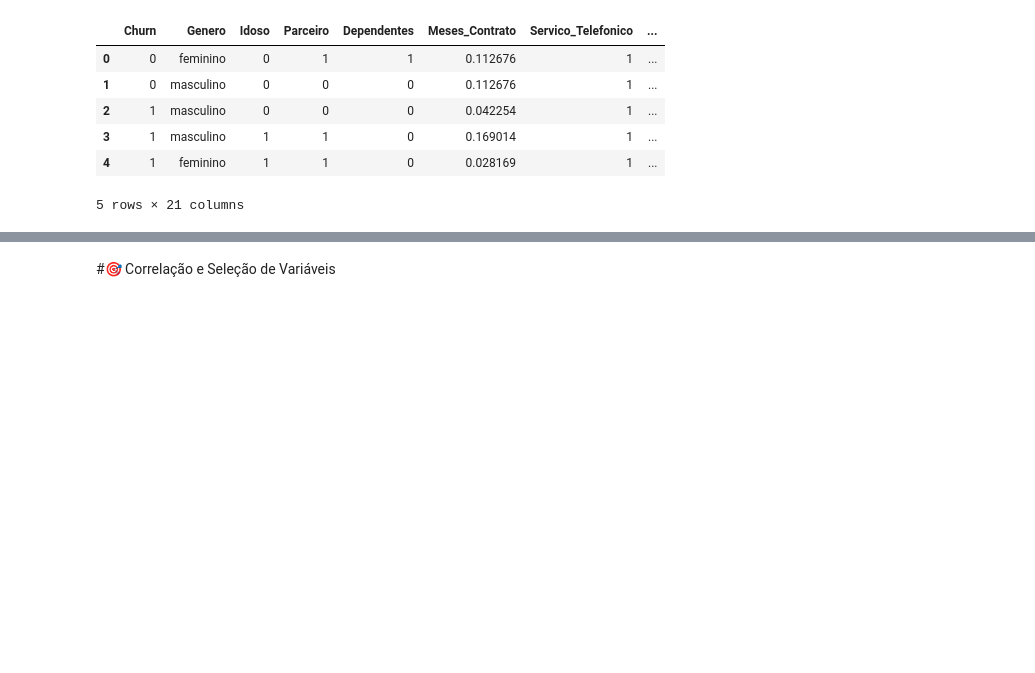
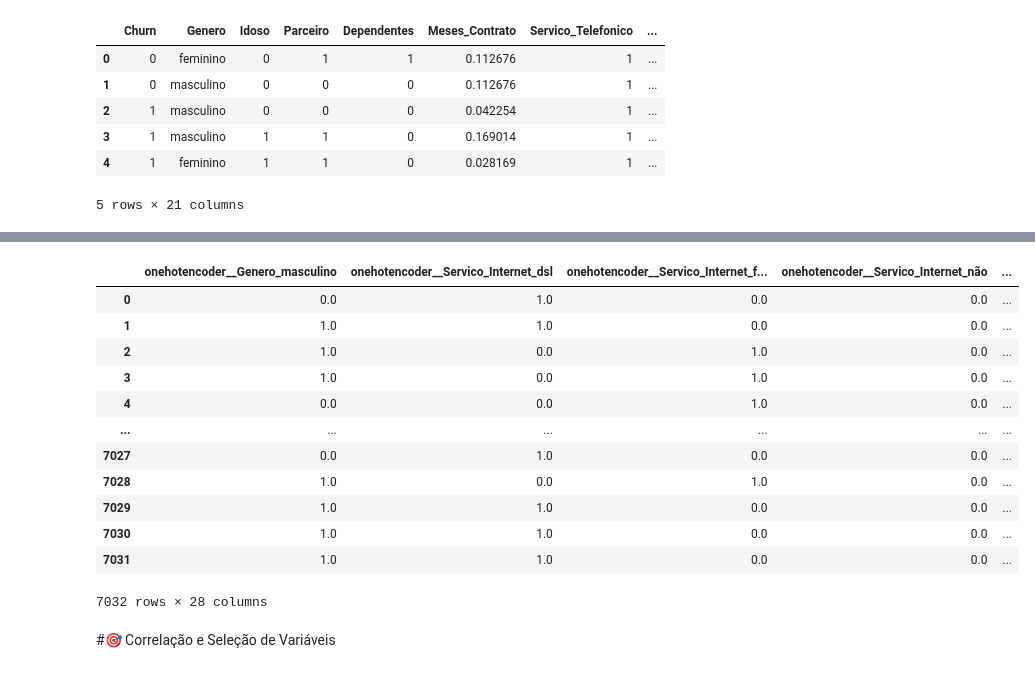
Before and after one commit to rodrigosergiosilva/challenge-telecom-x-2, a Jupyter notebook: TelecomX_Parte2_BR.ipynb, the cells around one changed output, grey strips where cells are left out. Drawn from its saved outputs; the diff is of its cells as text; code cells hidden in the pictures; blank space fills up the shorter version.

Commit message:
Preparação dos Dados - Encoding

```diff
--- a/TelecomX_Parte2_BR.ipynb
+++ b/TelecomX_Parte2_BR.ipynb
@@ -145,0 +151,5 @@ dados.head()
+# %%
+dados_encoded = dados.copy()
+# %%
+colunas = dados_encoded.columns
+colunas
@@ -145,0 +164,7 @@ dados.head()
+# %%
+one_hot = make_column_transformer((OneHotEncoder(drop='if_binary'),
+                                   ['Genero', 'Servico_Internet','Tipo_Contrato','Forma_Pagamento']),
+                                  remainder='passthrough',
+                                  sparse_threshold=0)
+# %%
+dados_encoded = one_hot.fit_transform(dados_encoded)
@@ -146,3 +194,19 @@ dados.head()
+# %%
+pd.DataFrame(dados_encoded, columns=one_hot.get_feature_names_out(colunas))
+# %% [output]
+|  | onehotencoder__Genero_masculino | onehotencoder__Servico_Internet_dsl | onehotencoder__Servico_Internet_f... | onehotencoder__Servico_Internet_não | ... |
+| 0 | 0.0 | 1.0 | 0.0 | 0.0 | ... |
+| 1 | 1.0 | 1.0 | 0.0 | 0.0 | ... |
+| 2 | 1.0 | 0.0 | 1.0 | 0.0 | ... |
+| 3 | 1.0 | 0.0 | 1.0 | 0.0 | ... |
+| 4 | 0.0 | 0.0 | 1.0 | 0.0 | ... |
+| ... | ... | ... | ... | ... | ... |
+| 7027 | 0.0 | 1.0 | 0.0 | 0.0 | ... |
+| 7028 | 1.0 | 0.0 | 1.0 | 0.0 | ... |
+| 7029 | 1.0 | 1.0 | 0.0 | 0.0 | ... |
+| 7030 | 1.0 | 1.0 | 0.0 | 0.0 | ... |
+| 7031 | 1.0 | 1.0 | 0.0 | 0.0 | ... |
+7032 rows × 28 columns
 # %% [markdown]
 #🎯 Correlação e Seleção de Variáveis
 # %% [markdown]
```
Also changed, not shown: parts of 4 cells of this notebook.
